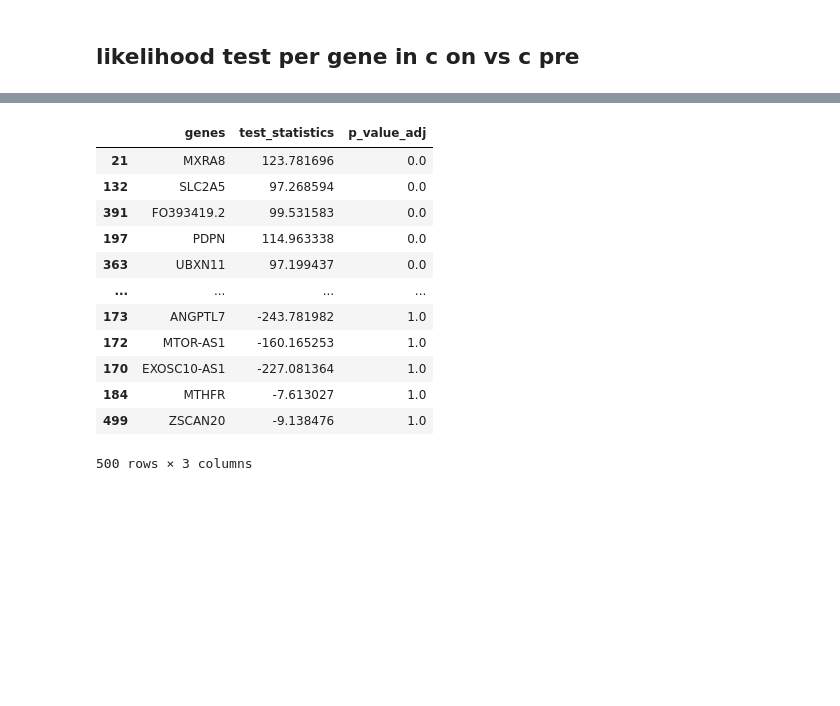
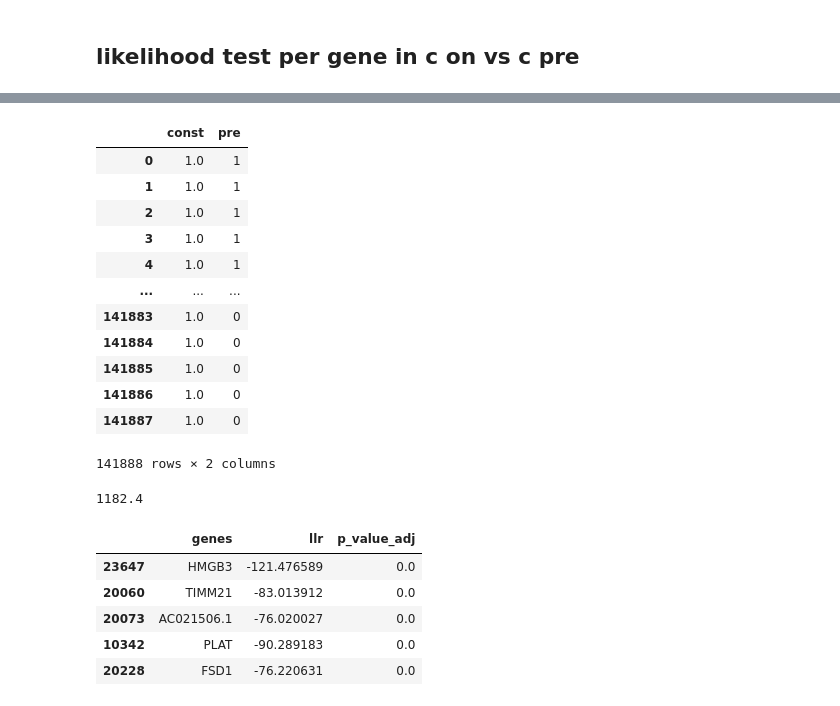
Before and after one commit to azizilab/echidna, a Jupyter notebook: notebooks/c_significance_across_time.ipynb, the cells around one changed output, grey strips where cells are left out. Saved outputs shown, nothing was run; the diff lists cells and outputs as text; code cells hidden in the pictures; blank space fills up the shorter version.

Commit message:
working LLR testing with Gamma GLM

```diff
--- a/notebooks/c_significance_across_time.ipynb
+++ b/notebooks/c_significance_across_time.ipynb
@@ -118,7 +110,6 @@ from statsmodels.stats.multitest import multipletests
 import tqdm
 # %%
 num_genes = eta_tensor.shape[-1]
-num_genes = 500
 # %%
 c_pre_c0 = c_pre_tensor[[6, 10, 9], :num_genes].numpy().T
 c_on_c0 = c_on_tensor[[6, 10, 9], :num_genes].numpy().T
@@ -152,0 +120,2 @@ _, adjusted_p_values, _, _ = multipletests(p_values, method='fdr_bh')
+# %%
+genes = list(c_pre['genes'])
@@ -153,21 +149,66 @@ _, adjusted_p_values, _, _ = multipletests(p_values, method='fdr_bh')
+# %%
+X = sm.add_constant(pd.get_dummies(combined_data['Condition'], drop_first=True))
+X
+# %% [output]
+|  | const | pre |
+| 0 | 1.0 | 1 |
+| 1 | 1.0 | 1 |
+| 2 | 1.0 | 1 |
+| 3 | 1.0 | 1 |
+| 4 | 1.0 | 1 |
+| ... | ... | ... |
+| 141883 | 1.0 | 0 |
+| 141884 | 1.0 | 0 |
+| 141885 | 1.0 | 0 |
+| 141886 | 1.0 | 0 |
+| 141887 | 1.0 | 0 |
+141888 rows × 2 columns
+# %%
+llrs, pvals = [], []
+for gene_id, gene_data in tqdm.tqdm(combined_data.groupby('gene')):
+
+    y = gene_data['Expression']
+    X_genes = X.loc[gene_data.index]
+
+    # Fit the full model with condition(alternative hypothesis)
+    full_model = sm.GLM(y, X_genes, family=sm.families.Gamma(link=sm.families.links.Log()))
+    full_model_results = full_model.fit()
+
+    # Fit the reduced model intercept (null hypothesis)
+    reduced_model = sm.GLM(y, np.ones_like(y), family=sm.families.Gamma(link=sm.families.links.Log()))
+    reduced_model_results = reduced_model.fit()
+
+    # Perform likelihood ratio test
+    null_log_likelihood = reduced_model_results.llf
+    alt_log_likelihood = full_model_results.llf
+
+    log_likelihood_ratio = 2 * (alt_log_likelihood - null_log_likelihood)
+    p_value = 1 - chi2.cdf(log_likelihood_ratio, 1)
+    pvals.append(p_value)
+
+    if full_model_results.params[1] > 0:
+        # up regulation in pre
+        llrs.append(log_likelihood_ratio)
+    else:
+        # up regulation in on
+        llrs.append(-log_likelihood_ratio)
+
+_, adjusted_p_values, _, _ = multipletests(pvals, method='fdr_bh')
+# %%
+23648 * 0.05
+# %% [output]
+1182.4
 # %%
 res = pd.DataFrame()
-res['genes'] = genes[:500]
-res['test_statistics'] = test_statistics
+res['genes'] = genes
+res['llr'] = llrs
 res['p_value_adj'] = adjusted_p_values
 res = res.sort_values(by='p_value_adj')
-res
+res.head()
 # %% [output]
-|  | genes | test_statistics | p_value_adj |
-| 21 | MXRA8 | 123.781696 | 0.0 |
-| 132 | SLC2A5 | 97.268594 | 0.0 |
-| 391 | FO393419.2 | 99.531583 | 0.0 |
-| 197 | PDPN | 114.963338 | 0.0 |
-| 363 | UBXN11 | 97.199437 | 0.0 |
-| ... | ... | ... | ... |
-| 173 | ANGPTL7 | -243.781982 | 1.0 |
-| 172 | MTOR-AS1 | -160.165253 | 1.0 |
-| 170 | EXOSC10-AS1 | -227.081364 | 1.0 |
-| 184 | MTHFR | -7.613027 | 1.0 |
-| 499 | ZSCAN20 | -9.138476 | 1.0 |
+|  | genes | llr | p_value_adj |
+| 23647 | HMGB3 | -121.476589 | 0.0 |
+| 20060 | TIMM21 | -83.013912 | 0.0 |
+| 20073 | AC021506.1 | -76.020027 | 0.0 |
+| 10342 | PLAT | -90.289183 | 0.0 |
+| 20228 | FSD1 | -76.220631 | 0.0 |
-500 rows × 3 columns
```
Also changed, not shown: parts of 9 cells of this notebook.
